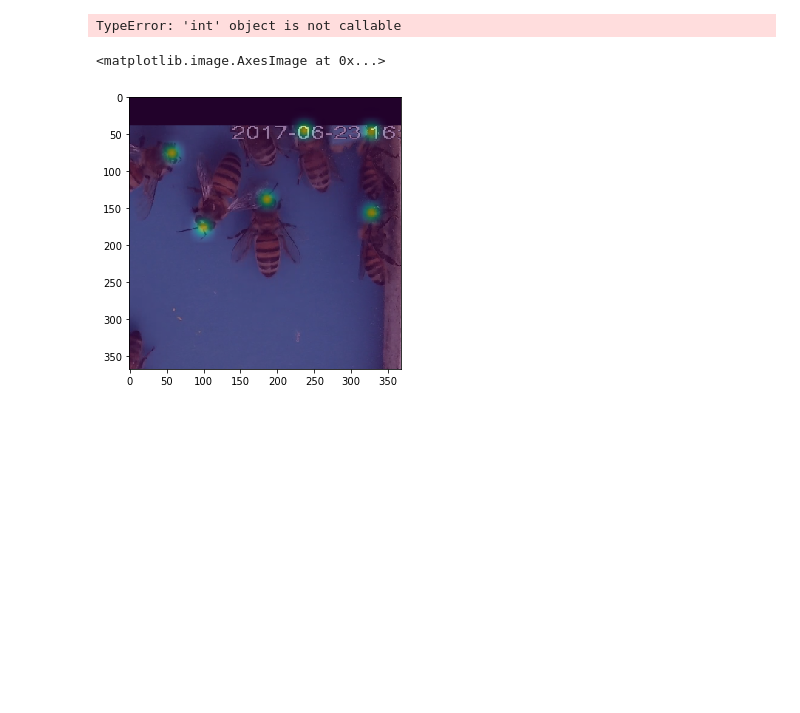
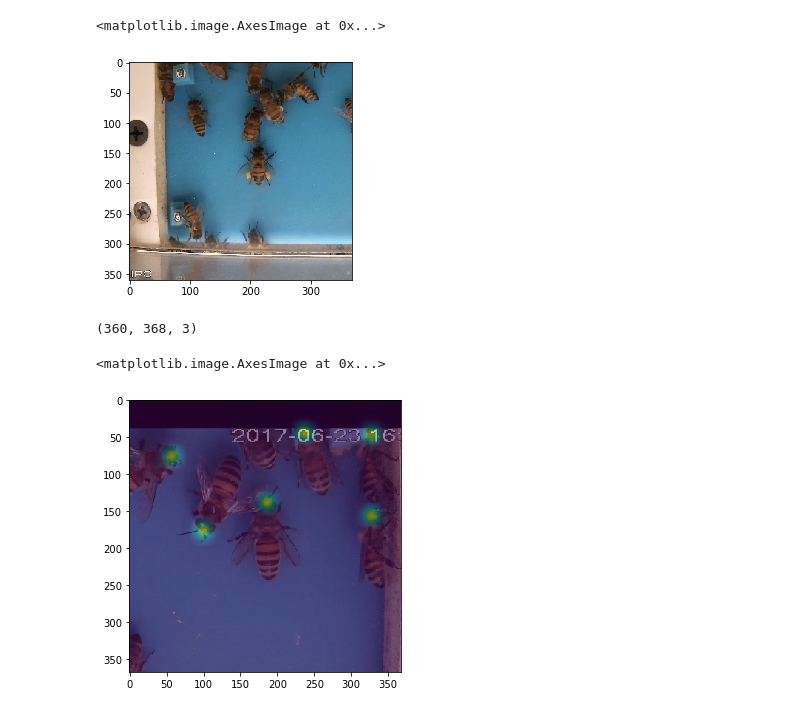
Before and after one commit to piperod/beepose, a Jupyter notebook: beepose/data/inspect_aug.ipynb, the cells around one changed output. Cells and saved outputs as stored; diff of their text form; code cells hidden in the pictures; blank space fills up the shorter version.

```diff
--- a/beepose/data/inspect_aug.ipynb
+++ b/beepose/data/inspect_aug.ipynb
@@ -17,15 +17,16 @@
 
     ## df = get_dataflow('/data/public/rw/coco/annotations', True, '/data/public/rw/coco/')
     ann_file = '../../data/raw/bee/dataset_raw/bee_annotation2018.json'
-    is_train =True
+    ann_file = '../../data/raw/bee/dataset_raw/validation.json'
+    is_train = False
     batch_size =3
-    images = '../../data/raw/bee/dataset_raw/train/'
+    images = '../../data/raw/bee/dataset_raw/validation/'
     translation=True
     rotation=True
     scale=True
     output_shape = (368,368)
     crop_size = (368,368)
-    mins=0.125
+    mins=0.25#0.125
     maxs=0.7
     sigma=8
     mina=-np.pi/4
@@ -89,9 +90,19 @@ def gen(df,batch_size,stages):
                vector_maps,heat_maps]
         #import pdb;pdb.set_trace()
         yield [img,vec_weights,  heat_weights], array[:stages*2]
+def gen_val(df,batch_size):
+    batch_data =df.get_data()
+    while True:
+        img,heat_weights,vec_weights = tuple(next(df.get_data()))
+        #vec_weights=np.ones(vector_maps.shape)
+        #heat_weights=np.ones(heat_maps.shape)
+        #import pdb;pdb.set_trace()
+        yield [img,vec_weights,  heat_weights]
 # %%
 train_debug = gen(df,batch_size,2)
 x,y = next(train_debug)
+# %%
+val_debug = gen_val(df,batch_size)
 # %%
 batch_index=1
 for i in range(10):
@@ -104,7 +112,16 @@ plt.imshow(dta_img[:,:,:]/256)
+# %%
+batch_index=1
+for i in range(10):
+    x = next(val_debug)
+dta_img = x[0][batch_index,:,:,:]
+plt.imshow(dta_img[:,:,:]/256)
+# %% [output]
+<matplotlib.image.AxesImage at 0x...>
+[figure, added]
 # %%
-dta_img.nbytes()
+dta_img.shape
 # %% [output]
-TypeError: 'int' object is not callable
+(360, 368, 3)
 # %%
 from skimage.util import img_as_ubyte,img_as_uint
 # %%
```
Also changed, not shown: parts of 2 cells of this notebook, 6 other files.
